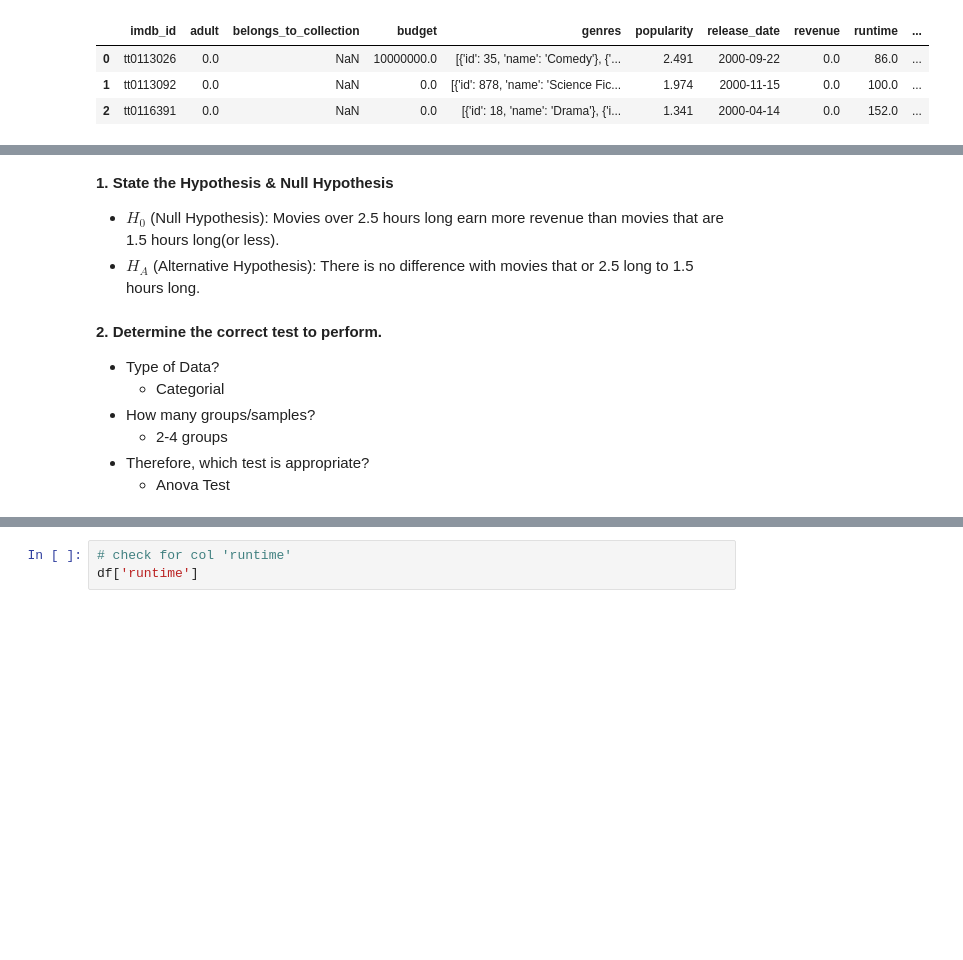
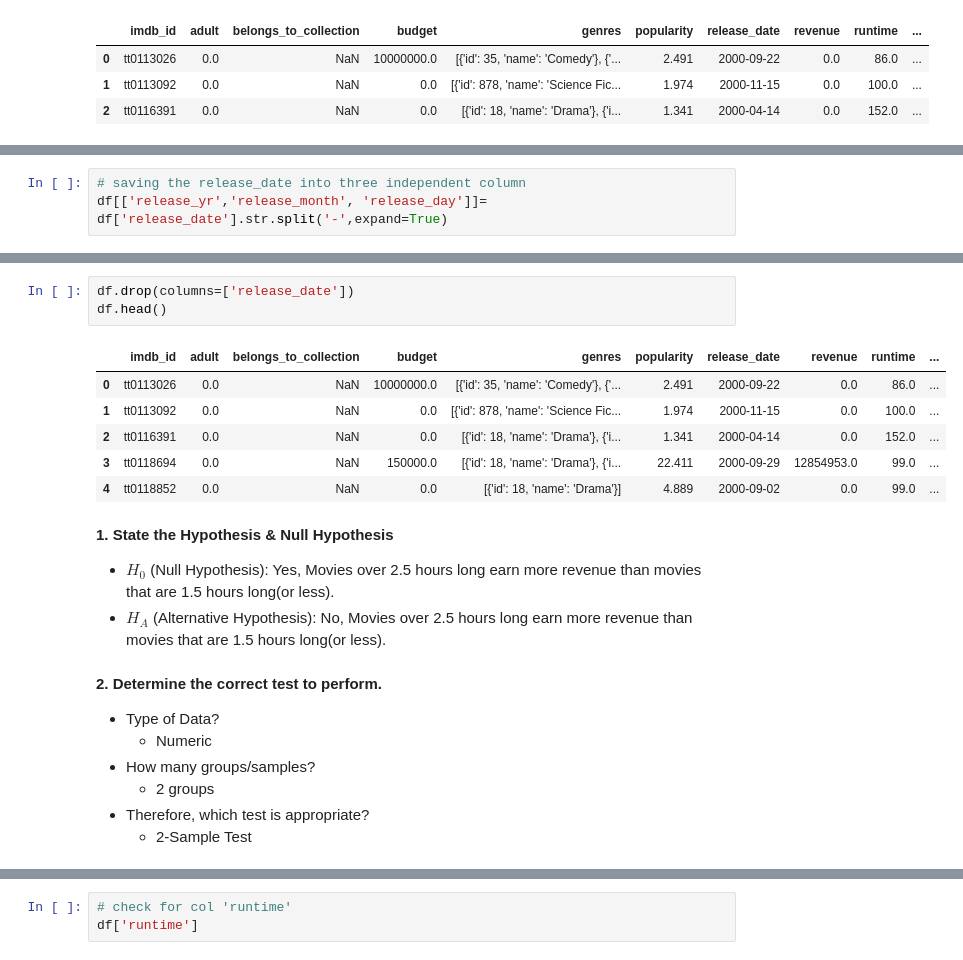
Before and after one commit to NewburghCat/Project3_IMDBWS, a Jupyter notebook: IMDB_Movies_Part-4_HypothesisTesting.ipynb, the cells around one changed output, grey strips where cells are left out. Saved outputs shown, nothing was run; the diff lists cells and outputs as text; blank space fills up the shorter version.

```diff
--- a/IMDB_Movies_Part-4_HypothesisTesting.ipynb
+++ b/IMDB_Movies_Part-4_HypothesisTesting.ipynb
@@ -80,0 +96,3 @@ df.head(3)
+# %%
+# saving the release_date into three independent column
+df[['release_yr','release_month', 'release_day']]= df['release_date'].str.split('-',expand=True)
@@ -81,16 +113,26 @@ df.head(3)
+# %%
+df.drop(columns=['release_date'])
+df.head()
+# %% [output]
+|  | imdb_id | adult | belongs_to_collection | budget | genres | popularity | release_date | revenue | runtime | ... |
+| 0 | tt0113026 | 0.0 | NaN | 10000000.0 | [{'id': 35, 'name': 'Comedy'}, {'... | 2.491 | 2000-09-22 | 0.0 | 86.0 | ... |
+| 1 | tt0113092 | 0.0 | NaN | 0.0 | [{'id': 878, 'name': 'Science Fic... | 1.974 | 2000-11-15 | 0.0 | 100.0 | ... |
+| 2 | tt0116391 | 0.0 | NaN | 0.0 | [{'id': 18, 'name': 'Drama'}, {'i... | 1.341 | 2000-04-14 | 0.0 | 152.0 | ... |
+| 3 | tt0118694 | 0.0 | NaN | 150000.0 | [{'id': 18, 'name': 'Drama'}, {'i... | 22.411 | 2000-09-29 | 12854953.0 | 99.0 | ... |
+| 4 | tt0118852 | 0.0 | NaN | 0.0 | [{'id': 18, 'name': 'Drama'}] | 4.889 | 2000-09-02 | 0.0 | 99.0 | ... |
 # %% [markdown]
 **1. State the Hypothesis & Null Hypothesis**
 
-- $H_0$ (Null Hypothesis): Movies over 2.5 hours long earn more revenue than movies that are 1.5 hours long(or less).
-- $H_A$ (Alternative Hypothesis): There is no difference with movies that or 2.5 long to 1.5 hours long.
+- $H_0$ (Null Hypothesis): Yes, Movies over 2.5 hours long earn more revenue than movies that are 1.5 hours long(or less).
+- $H_A$ (Alternative Hypothesis): No, Movies over 2.5 hours long earn more revenue than movies that are 1.5 hours long(or less).
 # %% [markdown]
 **2. Determine the correct test to perform.**
 - Type of Data?
-    - Categorial
+    - Numeric
 - How many groups/samples?
-     - 2-4 groups
+    - 2 groups
 - Therefore, which test is appropriate?
-    - Anova Test
+    - 2-Sample Test
 # %% [markdown]
 **Visualize and separate data for hypothesis**
 
```
Also changed, not shown: parts of 32 cells of this notebook, 3 other files.
